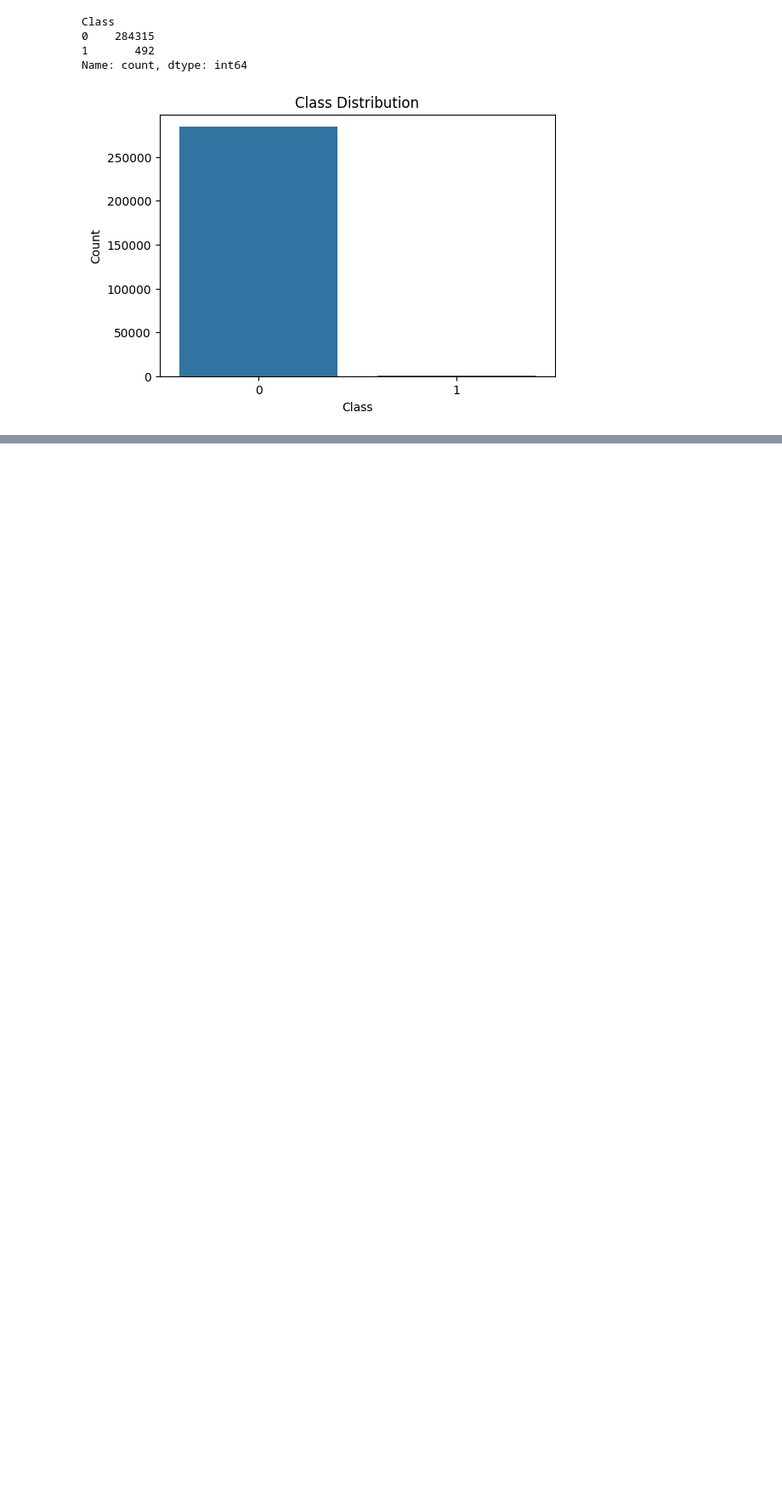
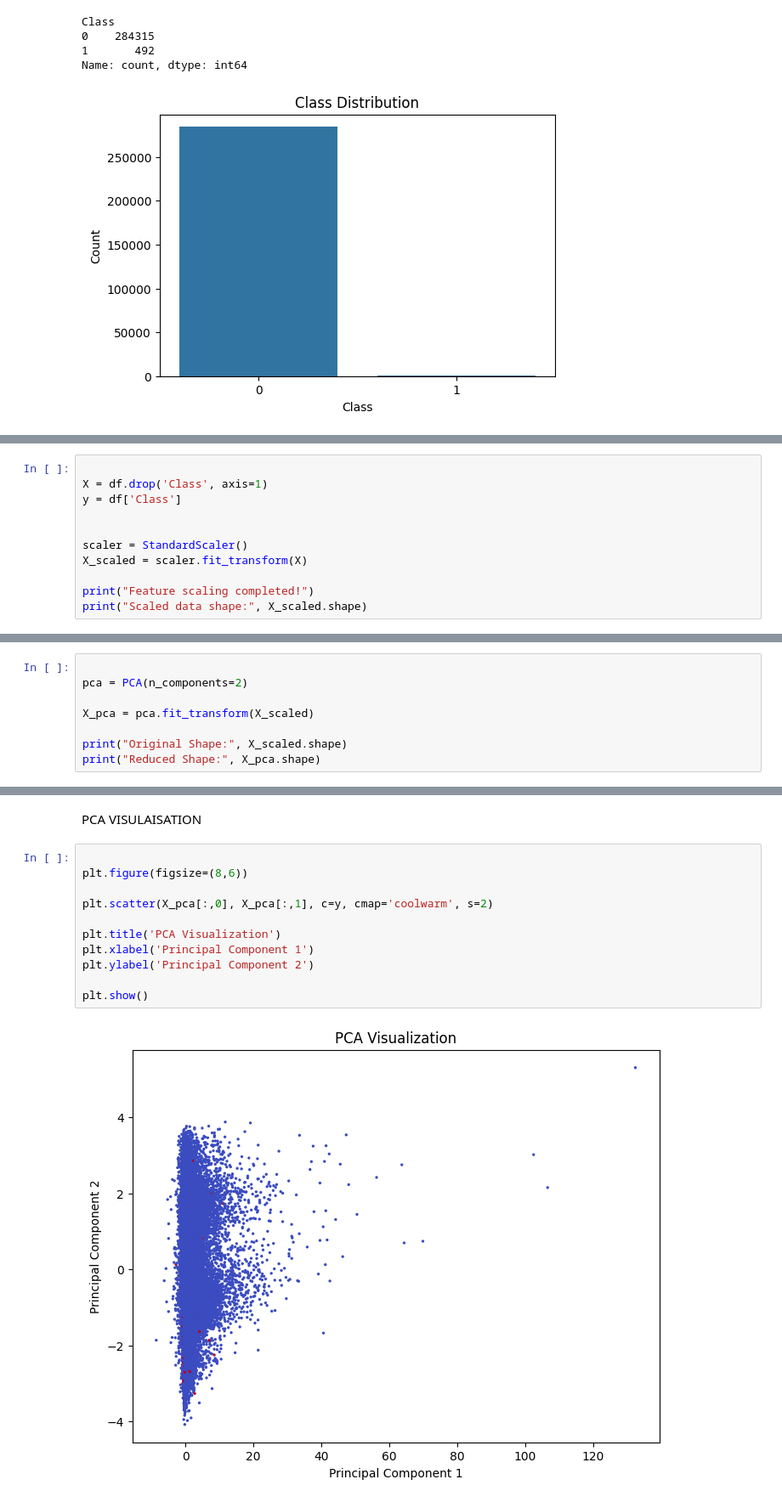
Before and after one commit to laramalkawi81-ops/ML-Anomaly-Detection, a Jupyter notebook: Untitled30.ipynb, the cells around one changed output, grey strips where cells are left out. Shown at 85% size. Cells and saved outputs as stored; diff of their text form; blank space fills up the shorter version.

```diff
--- a/Untitled30.ipynb
+++ b/Untitled30.ipynb
@@ -127,0 +132,11 @@ Name: count, dtype: int64
+# %%
+
+X = df.drop('Class', axis=1)
+y = df['Class']
+
+
+scaler = StandardScaler()
+X_scaled = scaler.fit_transform(X)
+
+print("Feature scaling completed!")
+print("Scaled data shape:", X_scaled.shape)
@@ -127,0 +150,8 @@ Name: count, dtype: int64
+# %%
+
+pca = PCA(n_components=2)
+
+X_pca = pca.fit_transform(X_scaled)
+
+print("Original Shape:", X_scaled.shape)
+print("Reduced Shape:", X_pca.shape)
@@ -127,0 +161,15 @@ Name: count, dtype: int64
+# %% [markdown]
+PCA VISULAISATION
+# %%
+
+plt.figure(figsize=(8,6))
+
+plt.scatter(X_pca[:,0], X_pca[:,1], c=y, cmap='coolwarm', s=2)
+
+plt.title('PCA Visualization')
+plt.xlabel('Principal Component 1')
+plt.ylabel('Principal Component 2')
+
+plt.show()
+# %% [output]
+[figure, added]
```
Also changed, not shown: parts of 12 cells of this notebook.
